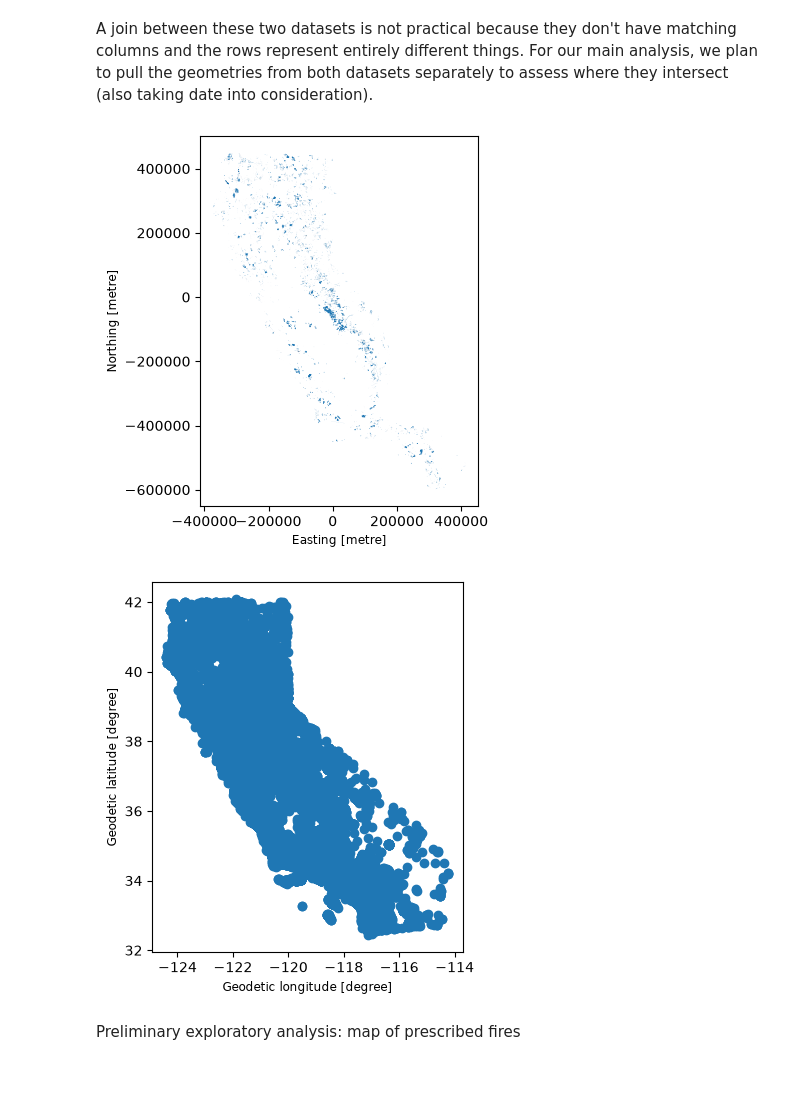
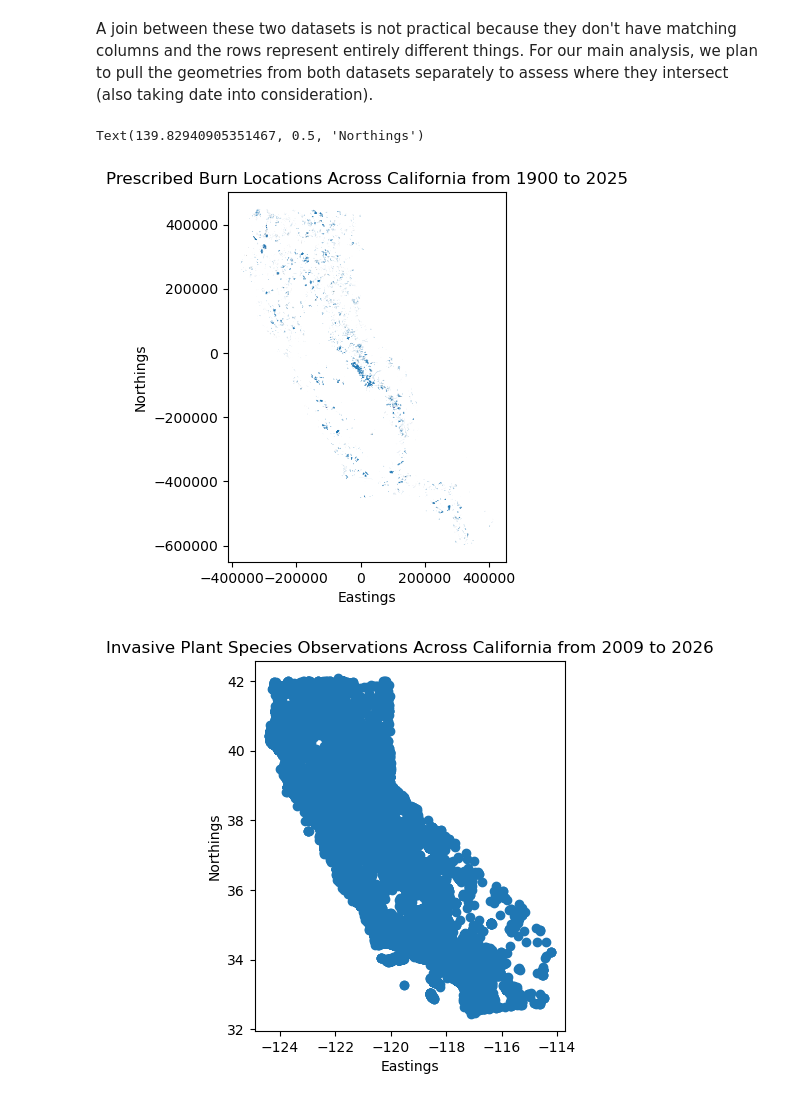
Before and after one commit to JoshG07/Goozman-Woock-Chu, a Jupyter notebook: project/data_quality_audit.ipynb, the cells around one changed output. Cells and saved outputs as stored; diff of their text form; code cells hidden in the pictures.

```diff
--- a/project/data_quality_audit.ipynb
+++ b/project/data_quality_audit.ipynb
@@ -77,10 +88,18 @@ Invasives Audit: All data types are correct. Our processed dataset contains info
 # %% [markdown]
 A join between these two datasets is not practical because they don't have matching columns and the rows represent entirely different things. For our main analysis, we plan to pull the geometries from both datasets separately to assess where they intersect (also taking date into consideration).
 # %%
+#Plot prescribed burns data
 prescribed_burns_cleaned.plot();
+plt.title("Prescribed Burn Locations Across California from 1900 to 2025")
+plt.xlabel("Eastings")
+plt.ylabel("Northings")
+
+#Plot invasive plants observations data
 inaturalist_gdf_cleaned.plot();
+plt.title("Invasive Plant Species Observations Across California from 2009 to 2026")
+plt.xlabel("Eastings")
+plt.ylabel("Northings")
 # %% [output]
+Text(139.82940905351467, 0.5, 'Northings')
-[figure, old version]
+[figure, new version]
-[figure, old version]
+[figure, new version]
-# %% [markdown]
-Preliminary exploratory analysis: map of prescribed fires
```
Also changed, not shown: parts of 5 cells of this notebook, 1 other file.
